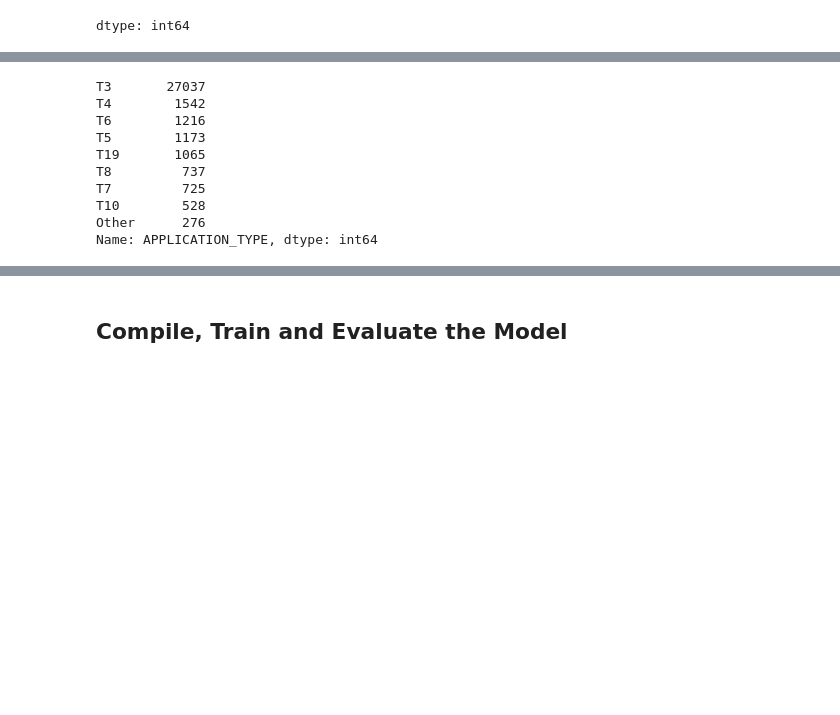
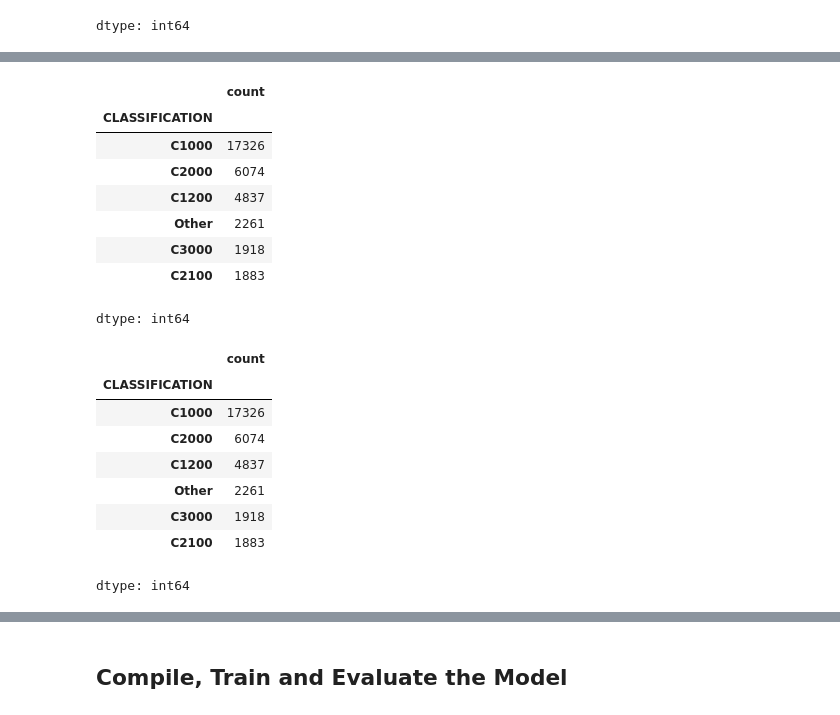
Before and after one commit to sadebeckz/deep-learning-challenge, a Jupyter notebook: Starter_Code.ipynb, the cells around one changed output, grey strips where cells are left out. Cells and saved outputs as stored; diff of their text form; code cells hidden in the pictures; blank space fills up the shorter version.

```diff
--- a/Starter_Code.ipynb
+++ b/Starter_Code.ipynb
@@ -50,22 +105,35 @@ application_df['APPLICATION_TYPE'] = application_df['APPLICATION_TYPE'].replace(
+# %%
+# You may find it helpful to look at CLASSIFICATION value counts >1
+application_df['CLASSIFICATION'].value_counts()[application_df['CLASSIFICATION'].value_counts() > 1]
+# %% [output]
+|  | count |
+| CLASSIFICATION |  |
+| C1000 | 17326 |
+| C2000 | 6074 |
+| C1200 | 4837 |
+| Other | 2261 |
+| C3000 | 1918 |
+| C2100 | 1883 |
+dtype: int64
 # %%
-# Choose a cutoff value and create a list of application types to be replaced
-# use the variable name `application_types_to_replace`
-#  YOUR CODE GOES HERE
+# Choose a cutoff value and create a list of classifications to be replaced
+# use the variable name `classifications_to_replace`
+classification_counts = application_df['CLASSIFICATION'].value_counts()
+classifications_to_replace = classification_counts[classification_counts < 1000].index
 
 # Replace in dataframe
-for app in application_types_to_replace:
-    application_df['APPLICATION_TYPE'] = application_df['APPLICATION_TYPE'].replace(app,"Other")
+for cls in classifications_to_replace:
+    application_df['CLASSIFICATION'] = application_df['CLASSIFICATION'].replace(cls, "Other")
 
 # Check to make sure replacement was successful
-application_df['APPLICATION_TYPE'].value_counts()
+application_df['CLASSIFICATION'].value_counts()
 # %% [output]
+|  | count |
+| CLASSIFICATION |  |
+| C1000 | 17326 |
+| C2000 | 6074 |
+| C1200 | 4837 |
+| Other | 2261 |
+| C3000 | 1918 |
+| C2100 | 1883 |
-T3       27037
-T4        1542
-T6        1216
-T5        1173
-T19       1065
-T8         737
-T7         725
-T10        528
-Other      276
-Name: APPLICATION_TYPE, dtype: int64
+dtype: int64
```
Also changed, not shown: parts of 8 cells of this notebook.
